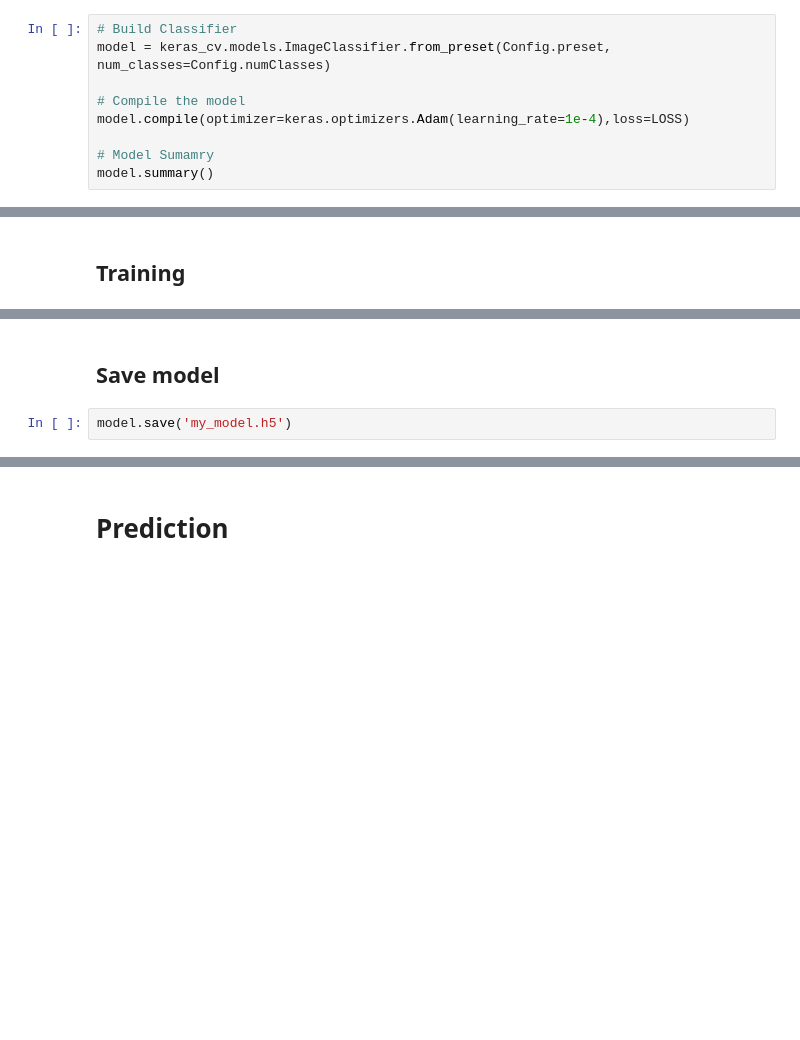
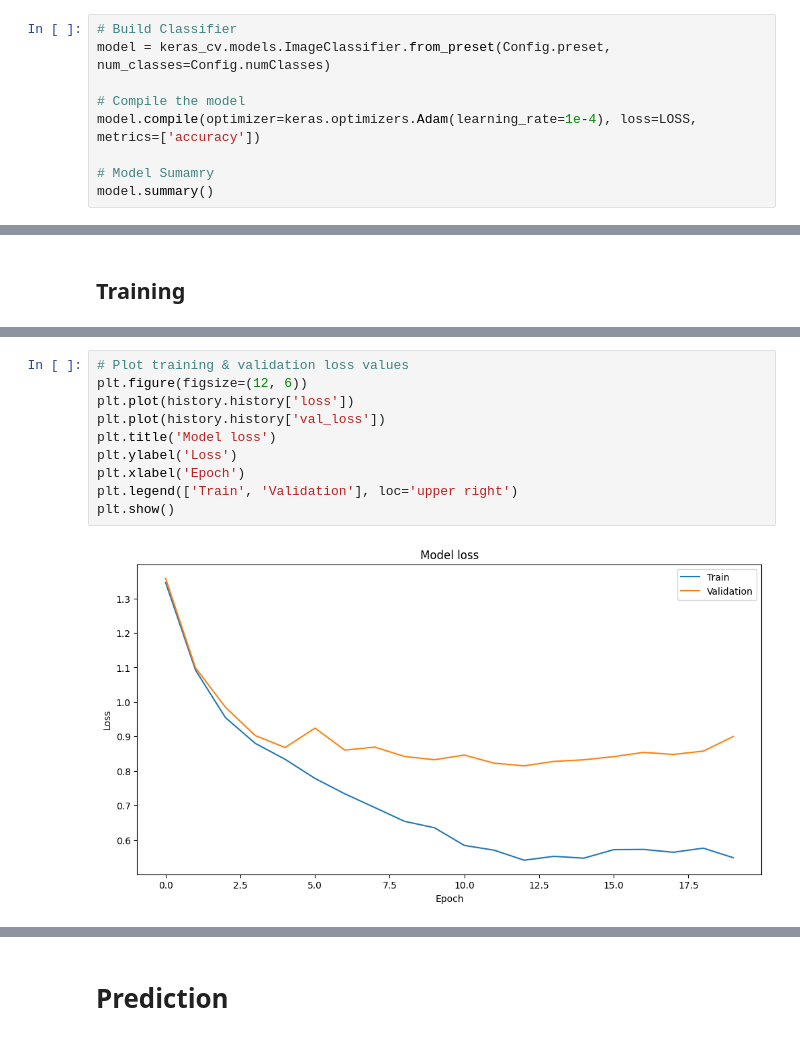
Before and after one commit to One-to-1/HMS-Harmful-Brain-Activity-Classification, a Jupyter notebook: hms-hbac.ipynb, the cells around one changed output, grey strips where cells are left out. Drawn from its saved outputs; the diff is of its cells as text; blank space fills up the shorter version.

```diff
--- a/hms-hbac.ipynb
+++ b/hms-hbac.ipynb
@@ -308,7 +412,7 @@ We use the `EfficientNetV2 B2` from KerasCV's collection of pretrained models. T
 model = keras_cv.models.ImageClassifier.from_preset(Config.preset, num_classes=Config.numClasses)
 
 # Compile the model
-model.compile(optimizer=keras.optimizers.Adam(learning_rate=1e-4),loss=LOSS)
+model.compile(optimizer=keras.optimizers.Adam(learning_rate=1e-4), loss=LOSS, metrics=['accuracy'])
 
 # Model Sumamry
 model.summary()
@@ -377,4 +496,12 @@ history = model.fit(train_ds, epochs=Config.epochs, callbacks=[lr_cb, ckpt_cb],
-# %% [markdown]
-## Save model
-# %%
-model.save('my_model.h5')
+# %%
+# Plot training & validation loss values
+plt.figure(figsize=(12, 6))
+plt.plot(history.history['loss'])
+plt.plot(history.history['val_loss'])
+plt.title('Model loss')
+plt.ylabel('Loss')
+plt.xlabel('Epoch')
+plt.legend(['Train', 'Validation'], loc='upper right')
+plt.show()
+# %% [output]
+[figure, added]
```
Also changed, not shown: parts of 15 cells of this notebook, 5 other files.
